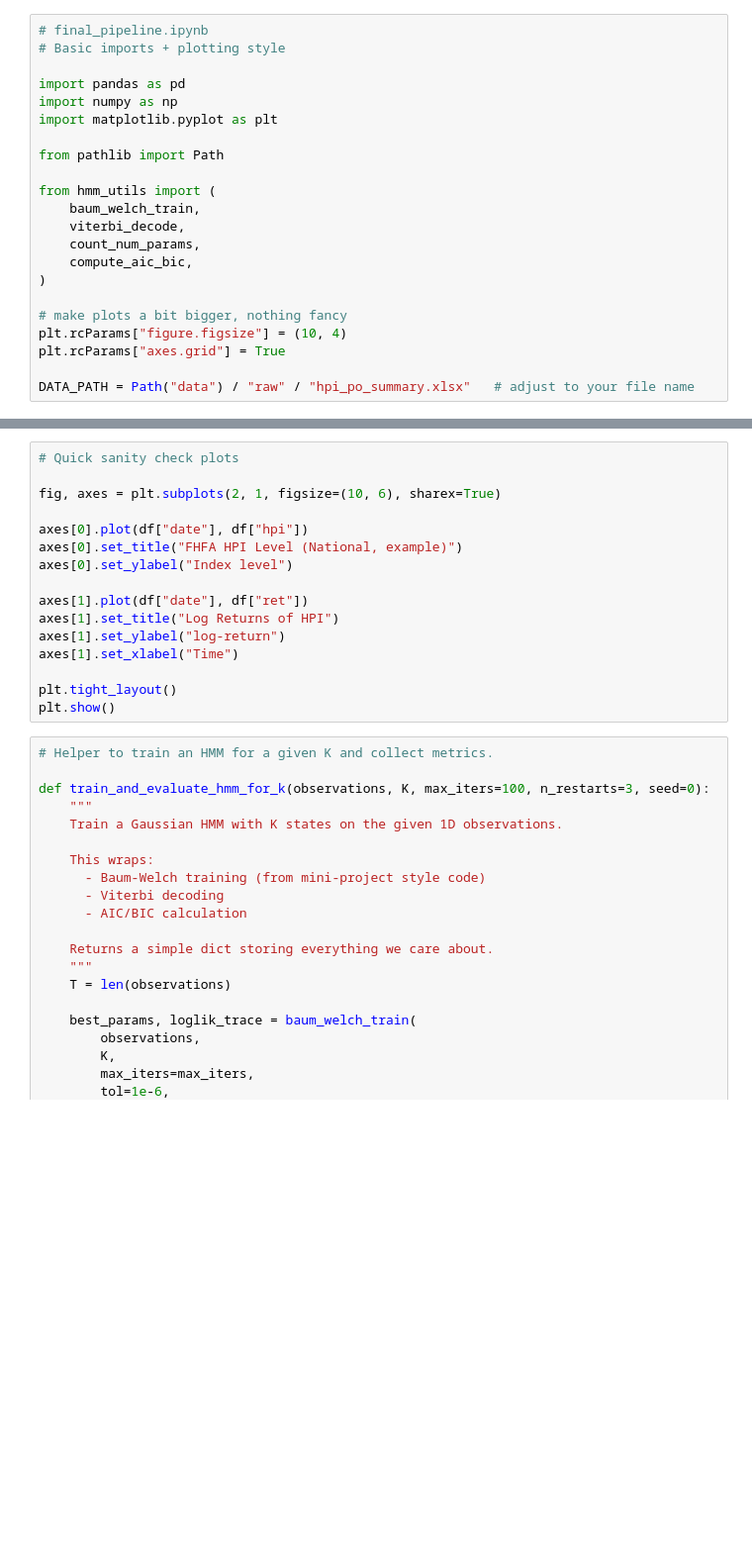
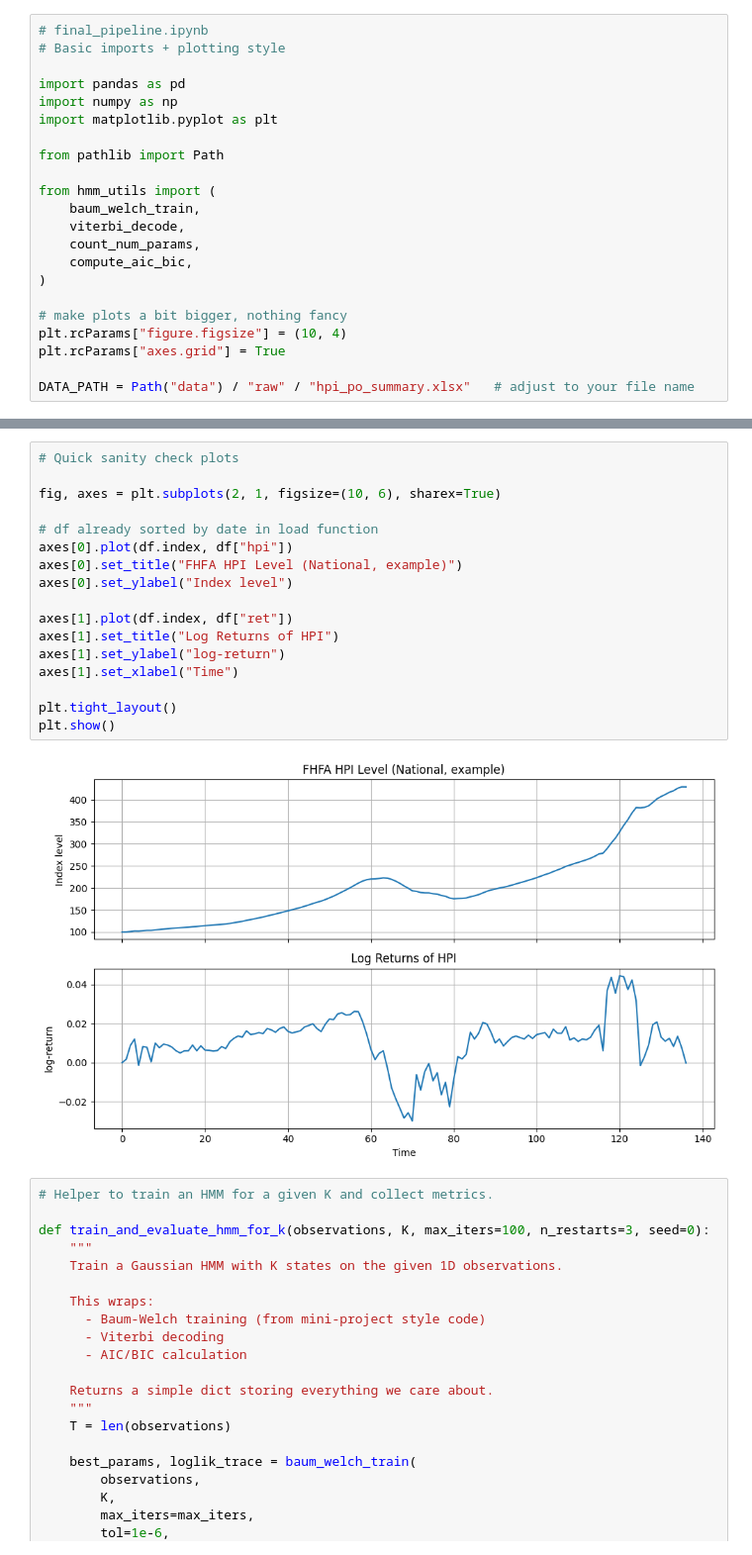
Before and after one commit to Dennis-T-cloud/CSE150-FinalProject, a Jupyter notebook: 01_final_pipeline.ipynb, the cells around one changed output, grey strips where cells are left out. Shown: that part at 99% size. Saved outputs shown, nothing was run; the diff lists cells and outputs as text; blank space fills up the shorter version.

Commit message:
data cleaned in cell 2 of final_pipeline, changed functions to use index of df instead of finding date column (df already sorted by sequential time)

```diff
--- a/01_final_pipeline.ipynb
+++ b/01_final_pipeline.ipynb
@@ -71,19 +122,22 @@ df.head()
 # %%
 # Quick sanity check plots
 
 fig, axes = plt.subplots(2, 1, figsize=(10, 6), sharex=True)
 
-axes[0].plot(df["date"], df["hpi"])
+# df already sorted by date in load function
+axes[0].plot(df.index, df["hpi"])
 axes[0].set_title("FHFA HPI Level (National, example)")
 axes[0].set_ylabel("Index level")
 
-axes[1].plot(df["date"], df["ret"])
+axes[1].plot(df.index, df["ret"])
 axes[1].set_title("Log Returns of HPI")
 axes[1].set_ylabel("log-return")
 axes[1].set_xlabel("Time")
 
 plt.tight_layout()
 plt.show()
+# %% [output]
+[figure, added]
 # %%
 # Helper to train an HMM for a given K and collect metrics.
 
```
Also changed, not shown: parts of 5 cells of this notebook, 1 other file.
